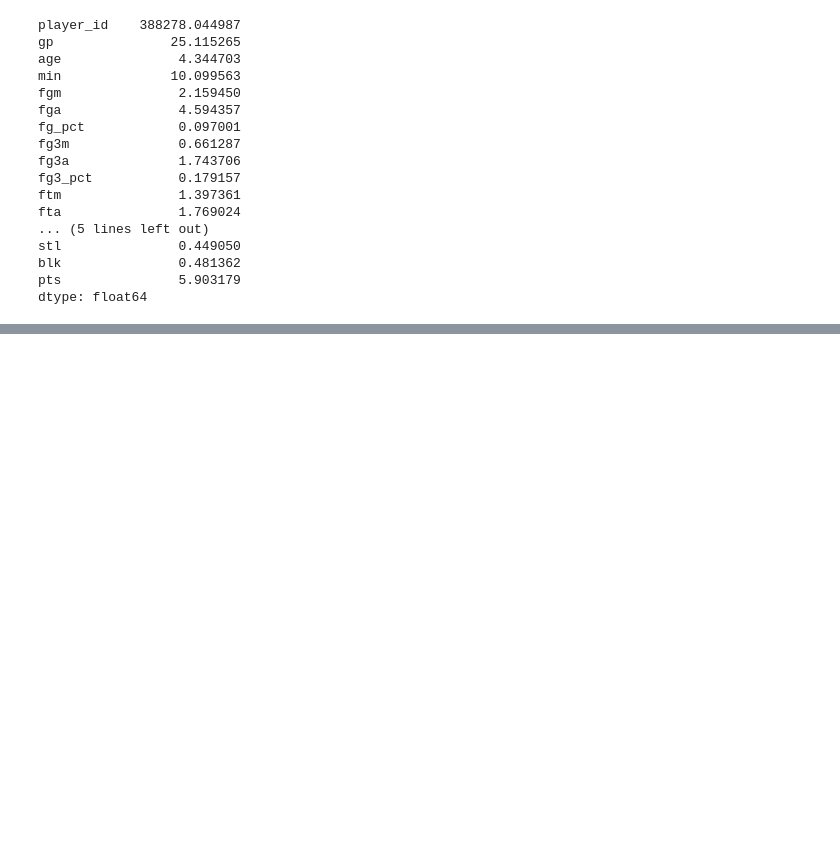
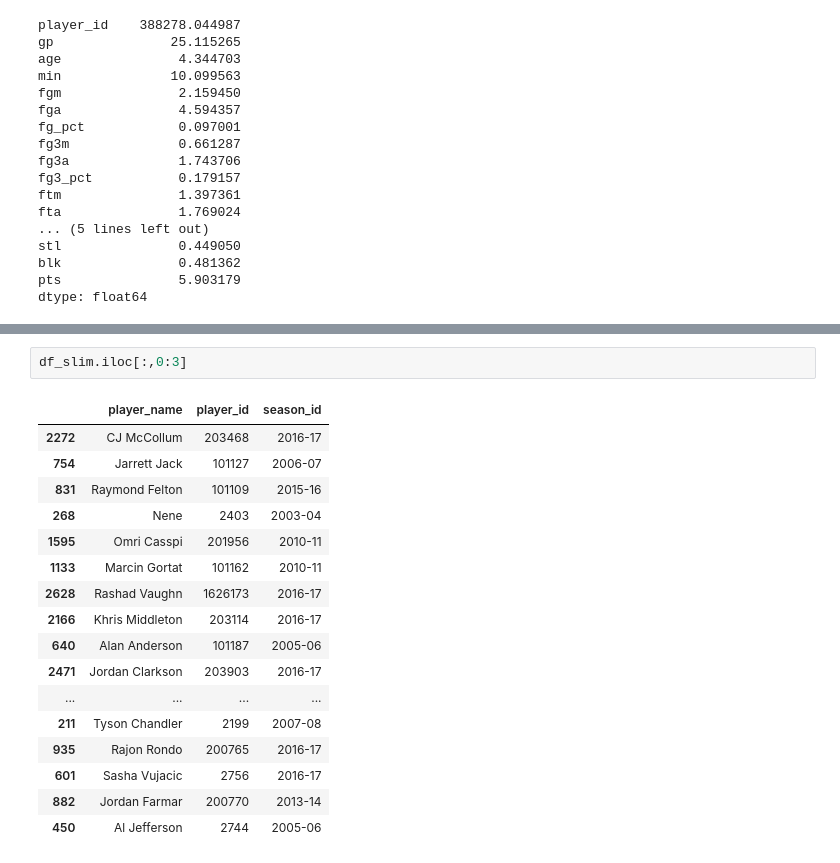
Before and after one commit to FrancisChung/udemy-nba-model-python, a Jupyter notebook: projection-model/Pandas.ipynb, the cells around one changed output, grey strips where cells are left out. Drawn from its saved outputs; the diff is of its cells as text; blank space fills up the shorter version.

```diff
--- a/projection-model/Pandas.ipynb
+++ b/projection-model/Pandas.ipynb
@@ -406,0 +623,20 @@ dtype: float64
+# %%
+df_slim.iloc[:,0:3]
+# %% [output]
+|  | player_name | player_id | season_id |
+| 2272 | CJ McCollum | 203468 | 2016-17 |
+| 754 | Jarrett Jack | 101127 | 2006-07 |
+| 831 | Raymond Felton | 101109 | 2015-16 |
+| 268 | Nene | 2403 | 2003-04 |
+| 1595 | Omri Casspi | 201956 | 2010-11 |
+| 1133 | Marcin Gortat | 101162 | 2010-11 |
+| 2628 | Rashad Vaughn | 1626173 | 2016-17 |
+| 2166 | Khris Middleton | 203114 | 2016-17 |
+| 640 | Alan Anderson | 101187 | 2005-06 |
+| 2471 | Jordan Clarkson | 203903 | 2016-17 |
+| ... | ... | ... | ... |
+| 211 | Tyson Chandler | 2199 | 2007-08 |
+| 935 | Rajon Rondo | 200765 | 2016-17 |
+| 601 | Sasha Vujacic | 2756 | 2016-17 |
+| 882 | Jordan Farmar | 200770 | 2013-14 |
+| 450 | Al Jefferson | 2744 | 2005-06 |
```
Also changed, not shown: parts of 18 cells of this notebook.
